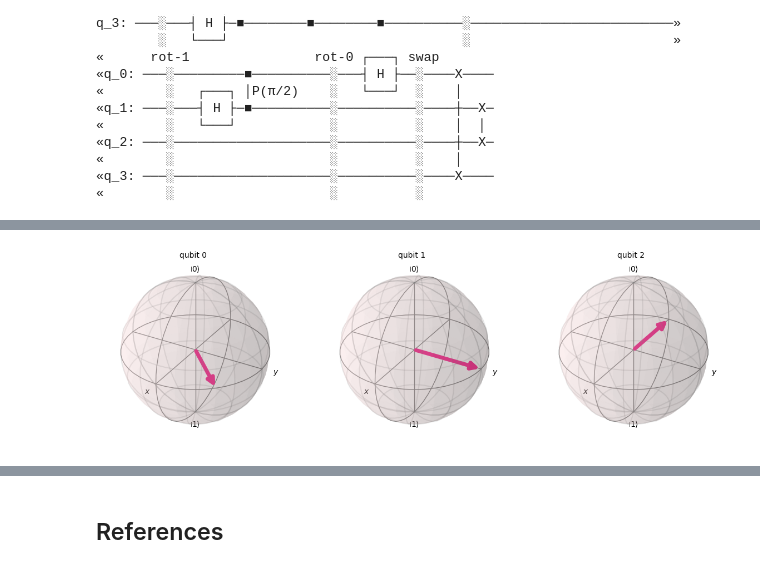
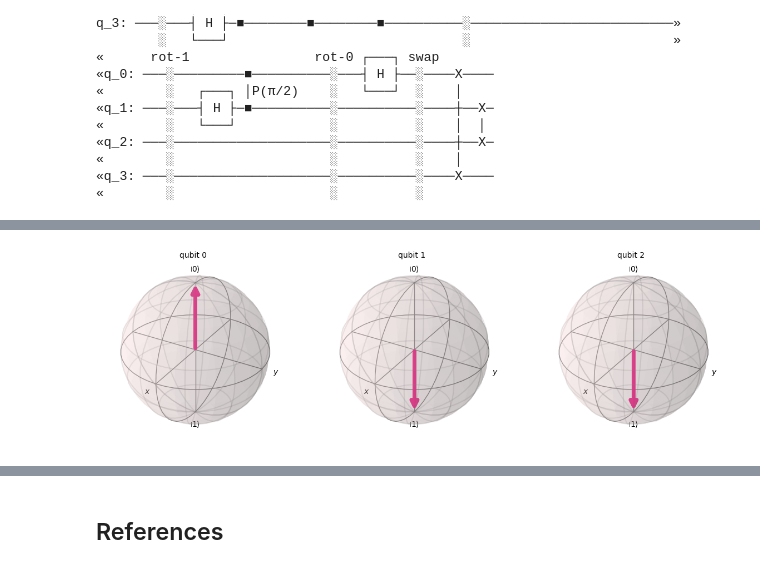
Before and after one commit to yoyolicoris/qmul-ecs7011-courseworks, a Jupyter notebook: coursework2.ipynb, the cells around one changed output, grey strips where cells are left out. Saved outputs shown, nothing was run; the diff lists cells and outputs as text; code cells hidden in the pictures.

```diff
--- a/coursework2.ipynb
+++ b/coursework2.ipynb
@@ -259,7 +307,6 @@ q_2: ─────
 # %%
-qc_copy = qc.copy()
-qc_copy.save_statevector()
-result = simulator.run(qc_copy).result()
-statevector = result.get_statevector()
+task2_copy = task2_qc.copy()
+task2_copy.save_statevector()
+statevector = simulator.run(task2_copy).result().get_statevector()
 plot_bloch_multivector(statevector)
 # %% [output]
@@ -278,0 +322,3 @@ q_2: ┤ H ├─■────────■───────────
+# %%
+inverse_qc = get_qft_circuit(len(test_data), forward=False)
+inverse_qc.draw()
@@ -278,0 +355,9 @@ q_2: ┤ H ├─■────────■───────────
+# %%
+qc = QuantumCircuit(3)
+for qubit in range(3):
+    qc.h(qubit)
+qc.p(3 * math.pi / 2, 0)
+qc.p(math.pi, 1)
+# qc.p(6 * math.pi, 2)
+
+qc.draw()
@@ -278,0 +374,3 @@ q_2: ┤ H ├─■────────■───────────
+# %%
+task3_qc = qc.compose(inverse_qc)
+task3_qc.draw()
@@ -279,8 +392,7 @@ q_2: ┤ H ├─■────────■───────────
 # %%
-qc_copy = qc.copy()
-qc_copy.save_statevector()
-result = simulator.run(qc_copy).result()
-statevector = result.get_statevector()
+task3_copy = task3_qc.copy()
+task3_copy.save_statevector()
+statevector = simulator.run(task3_copy).result().get_statevector()
 plot_bloch_multivector(statevector)
 # %% [output]
-[figure, old version]
+[figure, new version]
```
Also changed, not shown: parts of 28 cells of this notebook.
